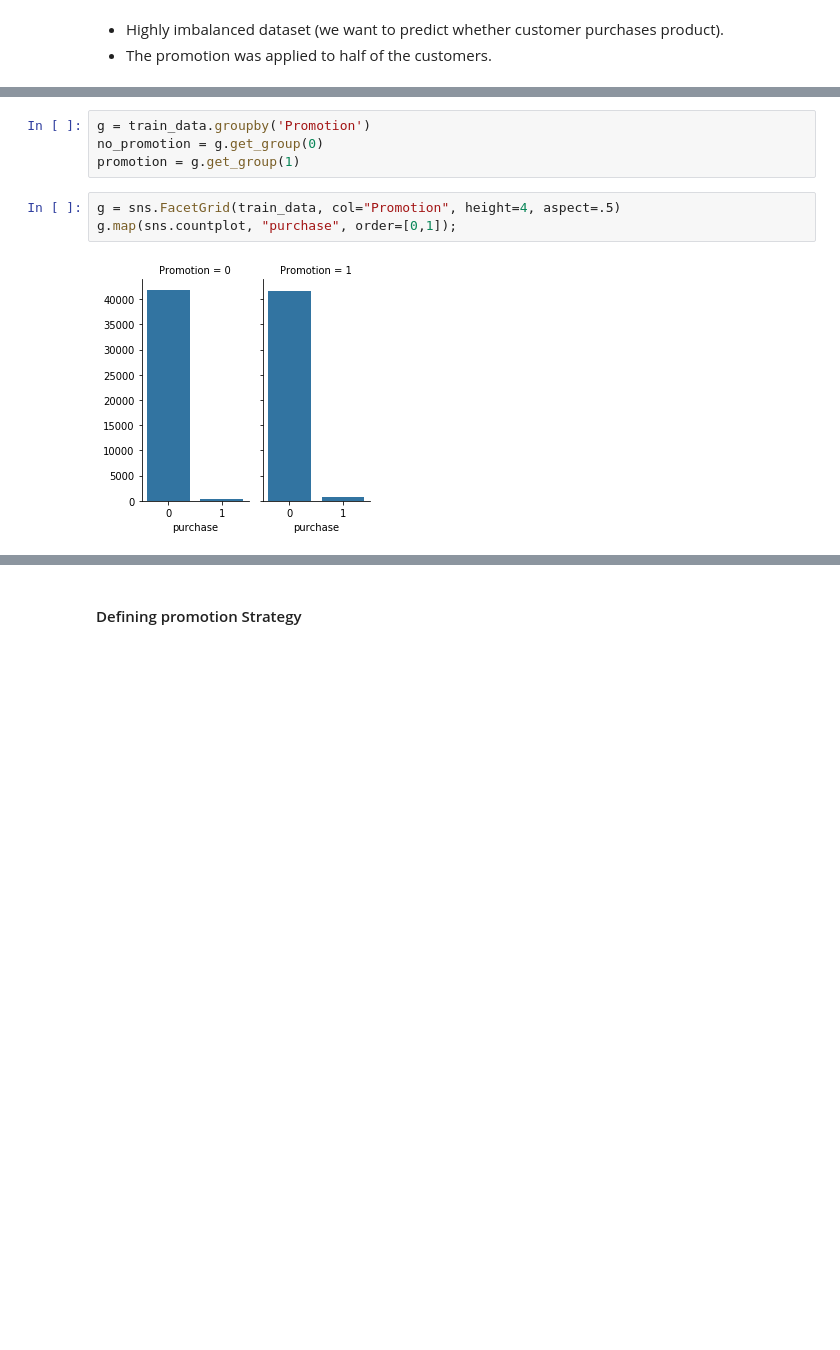
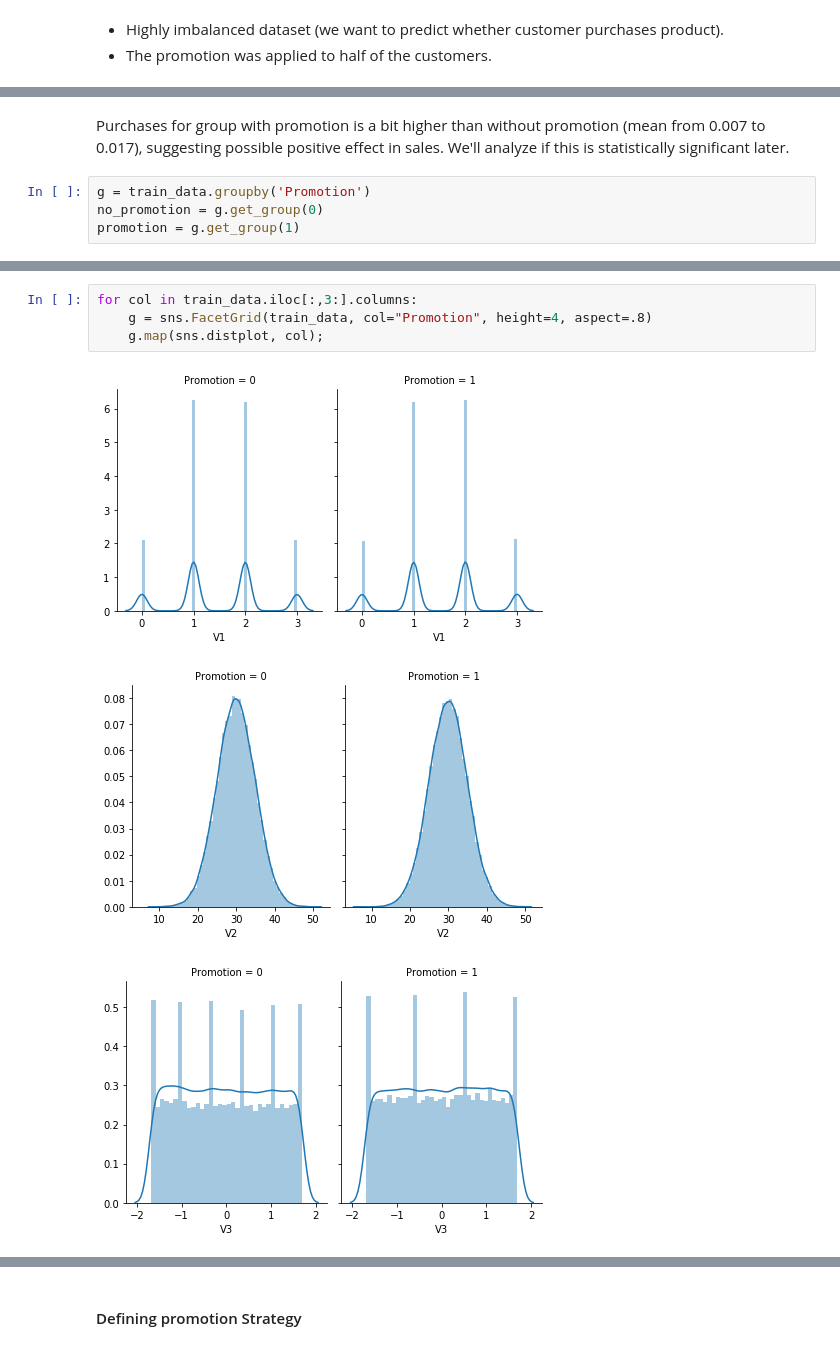
Before and after one commit to marcelokscunha/projects, a Jupyter notebook: starbucks-ad-analysis/Starbucks.ipynb, the cells around one changed output, grey strips where cells are left out. Saved outputs shown, nothing was run; the diff lists cells and outputs as text; blank space fills up the shorter version.

```diff
--- a/starbucks-ad-analysis/Starbucks.ipynb
+++ b/starbucks-ad-analysis/Starbucks.ipynb
@@ -125,12 +139,9 @@ sns.countplot(x="purchase", palette="ch:.25", data=train_data, ax=axs[1])
+# %% [markdown]
+Purchases for group with promotion is a bit higher than without promotion (mean from 0.007 to 0.017), suggesting possible positive effect in sales. We'll analyze if this is statistically significant later.
 # %%
 g = train_data.groupby('Promotion')
 no_promotion = g.get_group(0)
 promotion = g.get_group(1)
-# %%
-g = sns.FacetGrid(train_data, col="Promotion", height=4, aspect=.5)
-g.map(sns.countplot, "purchase", order=[0,1]);
-# %% [output]
-[figure, removed]
 # %%
 print('Group without promotion')
 display(no_promotion.describe())
@@ -157,3 +168,11 @@ Group with promotion
 | 50% | 62717.000000 | 1.0 | 0.000000 | 2.000000 | 29.989227 | 0.047006 | 2.000000 | 2.000000 | 3.000000 | 2.000000 |
 | 75% | 93960.500000 | 1.0 | 0.000000 | 2.000000 | 33.332278 | 0.826206 | 2.000000 | 3.000000 | 4.000000 | 2.000000 |
 | max | 126181.000000 | 1.0 | 1.000000 | 3.000000 | 49.823708 | 1.691984 | 2.000000 | 4.000000 | 4.000000 | 2.000000 |
+# %%
+for col in train_data.iloc[:,3:].columns:
+    g = sns.FacetGrid(train_data, col="Promotion", height=4, aspect=.8)
+    g.map(sns.distplot, col);
+# %% [output]
+[figure, added]
+[figure, added]
+[figure, added]
```
Also changed, not shown: parts of 13 cells of this notebook.
